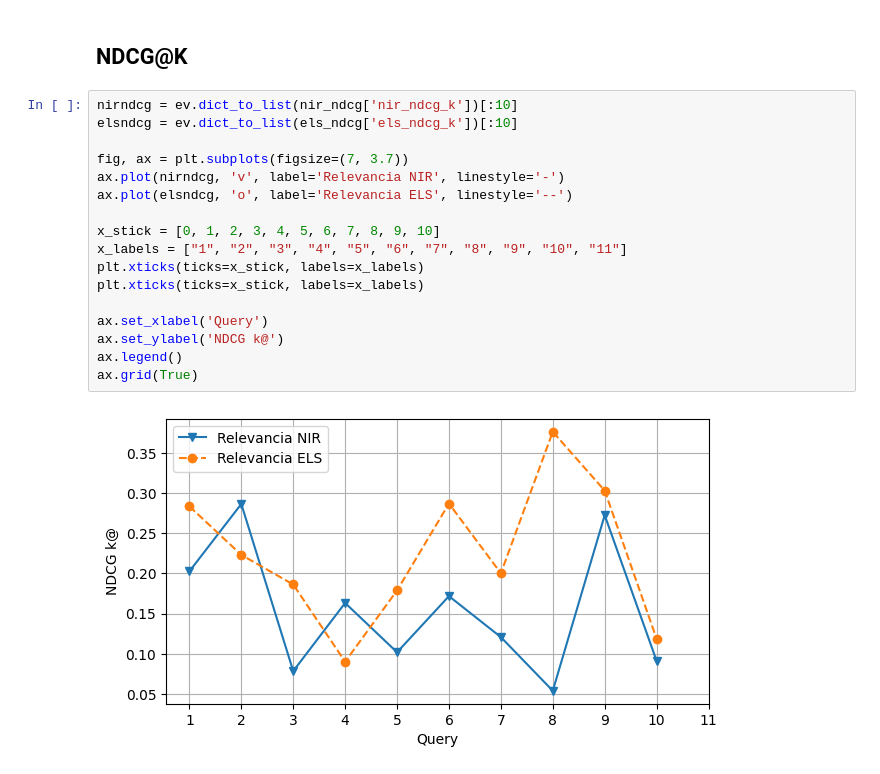
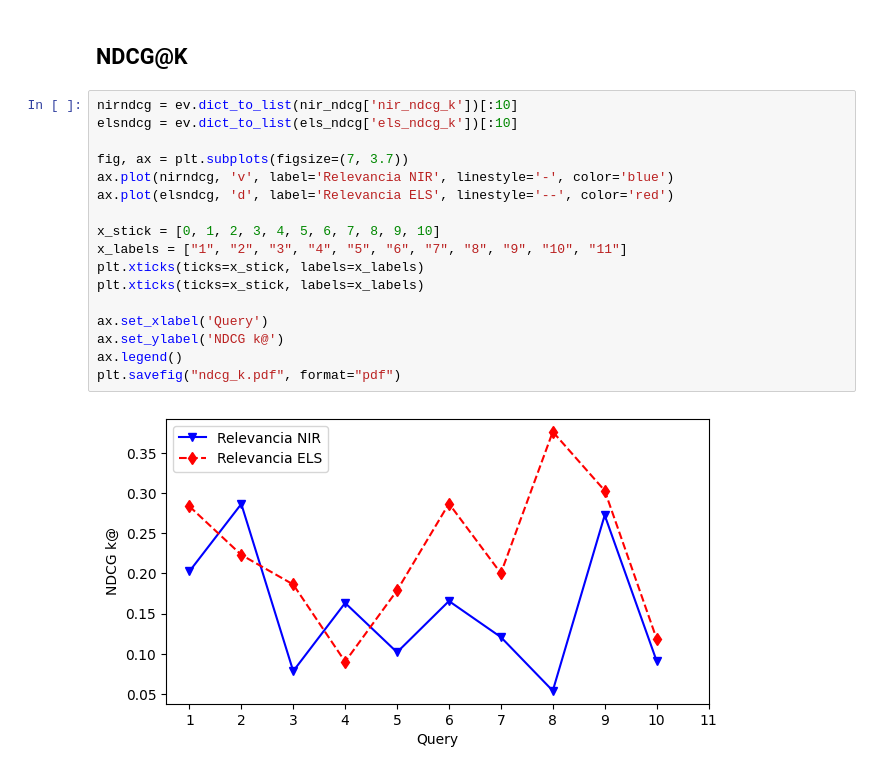
Before and after one commit to sira-serverless-ir-arch/evaluete-nir, a Jupyter notebook: evaluetion.ipynb, the cells around one changed output. Cells and saved outputs as stored; diff of their text form.

```diff
--- a/evaluetion.ipynb
+++ b/evaluetion.ipynb
@@ -67,19 +68,19 @@ plt.show()
 # %%
 nirndcg = ev.dict_to_list(nir_ndcg['nir_ndcg_k'])[:10]
 elsndcg = ev.dict_to_list(els_ndcg['els_ndcg_k'])[:10]
 
 fig, ax = plt.subplots(figsize=(7, 3.7))
-ax.plot(nirndcg, 'v', label='Relevancia NIR', linestyle='-')
-ax.plot(elsndcg, 'o', label='Relevancia ELS', linestyle='--')
+ax.plot(nirndcg, 'v', label='Relevancia NIR', linestyle='-', color='blue')
+ax.plot(elsndcg, 'd', label='Relevancia ELS', linestyle='--', color='red')
 
 x_stick = [0, 1, 2, 3, 4, 5, 6, 7, 8, 9, 10]
 x_labels = ["1", "2", "3", "4", "5", "6", "7", "8", "9", "10", "11"]
 plt.xticks(ticks=x_stick, labels=x_labels)
 plt.xticks(ticks=x_stick, labels=x_labels)
 
 ax.set_xlabel('Query')
 ax.set_ylabel('NDCG k@')
 ax.legend()
-ax.grid(True)
+plt.savefig("ndcg_k.pdf", format="pdf")
 # %% [output]
-[figure, old version]
+[figure, new version]
```
Also changed, not shown: parts of 1 cell of this notebook, 9 other files.
